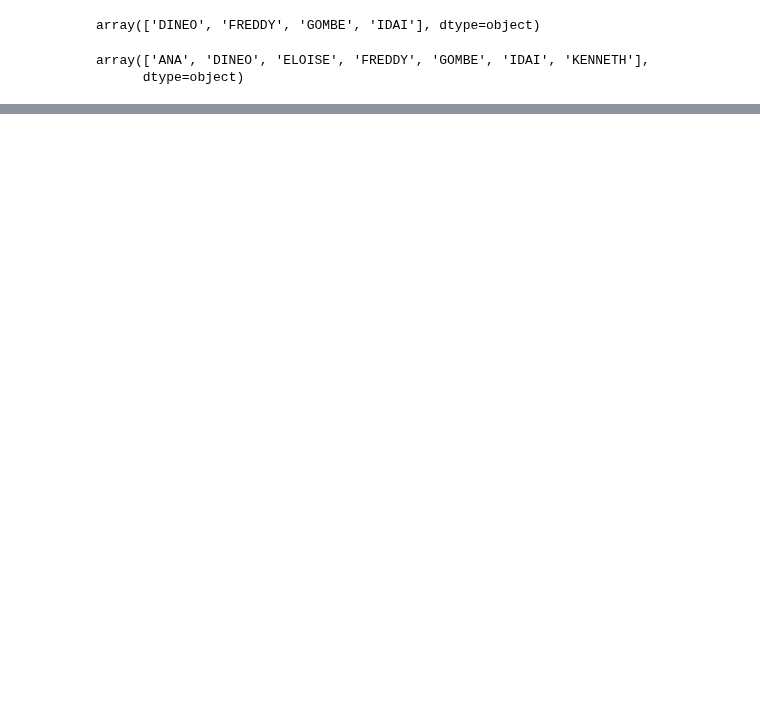
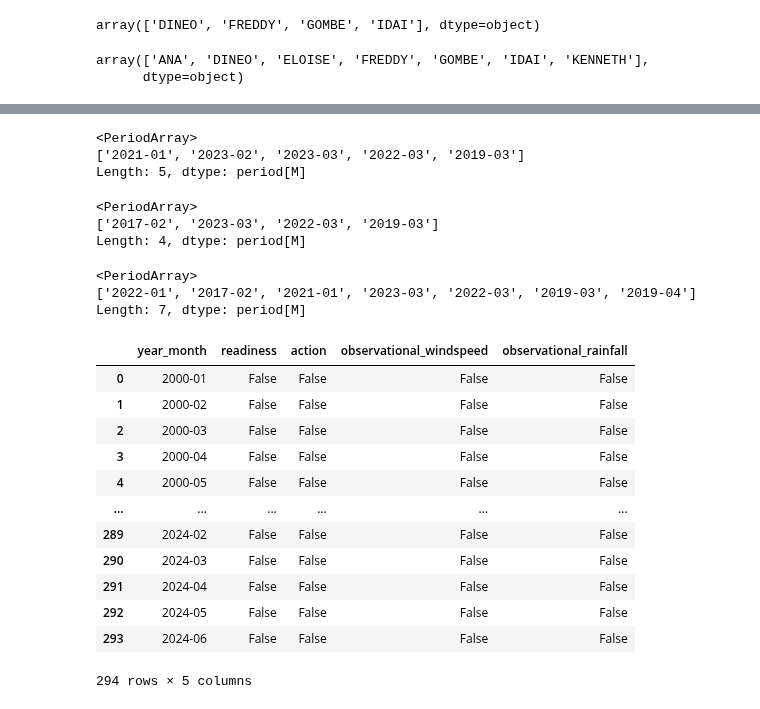
Before and after one commit to OCHA-DAP/ds-aa-moz-cyclones, a Jupyter notebook: analysis/04.1_historical_validation.ipynb, the cells around one changed output, grey strips where cells are left out. Cells and saved outputs as stored; diff of their text form; code cells hidden in the pictures; blank space fills up the shorter version.

```diff
--- a/analysis/04.1_historical_validation.ipynb
+++ b/analysis/04.1_historical_validation.ipynb
@@ -563,0 +620,78 @@ styled_df
+# %%
+# action
+action_trigger_years = (
+    mf_lr_on_land_adm2_df[
+        ((mf_lr_on_land_adm2_df["lt_hour"] >= 6))
+        & (mf_lr_on_land_adm2_df["lt_hour"] <= 72)
+        & (
+            (mf_lr_on_land_adm2_df["max_wind_kt"] >= 48)
+            & (mf_lr_on_land_adm2_df["ADM2_PT"].isin(ADM2_48))
+            | (mf_lr_on_land_adm2_df["max_wind_kt"] >= 64)
+            & (mf_lr_on_land_adm2_df["ADM2_PT"].isin(ADM2_64))
+        )
+    ]["valid_time"]
+    .dt.tz_localize(None)  # Remove timezone information
+    .dt.to_period("M")
+    .unique()
+)
+action_trigger_years
+# %% [output]
+<PeriodArray>
+['2021-01', '2023-02', '2023-03', '2022-03', '2019-03']
+Length: 5, dtype: period[M]
+# %%
+# observational
+obs_ws_trigger_years = (
+    mf_lr_on_land_adm1[
+        ((mf_lr_on_land_adm1["lt_hour"] == 0))
+        & (mf_lr_on_land_adm1["max_wind_kt"] >= (48))
+    ]["valid_time"]
+    .dt.tz_localize(None)  # Remove timezone information
+    .dt.to_period("M")
+    .unique()
+)
+obs_ws_trigger_years
+# %% [output]
+<PeriodArray>
+['2017-02', '2023-03', '2022-03', '2019-03']
+Length: 4, dtype: period[M]
+# %%
+obs_rain_trigger_years = imerg_sum_df[imerg_sum_df["median_precip"] >= 55][
+    "year_month"
+].unique()
+obs_rain_trigger_years
+# %% [output]
+<PeriodArray>
+['2022-01', '2017-02', '2021-01', '2023-03', '2022-03', '2019-03', '2019-04']
+Length: 7, dtype: period[M]
+# %%
+historical_activations = pd.DataFrame(
+    {"year_month": pd.period_range(start="2000-01", end="2024-06", freq="M")}
+)
+historical_activations["readiness"] = historical_activations[
+    "year_month"
+].isin(readiness_trigger_years)
+historical_activations["action"] = historical_activations["year_month"].isin(
+    action_trigger_years
+)
+historical_activations["observational_windspeed"] = historical_activations[
+    "year_month"
+].isin(obs_ws_trigger_years)
+historical_activations["observational_rainfall"] = historical_activations[
+    "year_month"
+].isin(obs_rain_trigger_years)
+historical_activations
+# %% [output]
+|  | year_month | readiness | action | observational_windspeed | observational_rainfall |
+| 0 | 2000-01 | False | False | False | False |
+| 1 | 2000-02 | False | False | False | False |
+| 2 | 2000-03 | False | False | False | False |
+| 3 | 2000-04 | False | False | False | False |
+| 4 | 2000-05 | False | False | False | False |
+| ... | ... | ... | ... | ... | ... |
+| 289 | 2024-02 | False | False | False | False |
+| 290 | 2024-03 | False | False | False | False |
+| 291 | 2024-04 | False | False | False | False |
+| 292 | 2024-05 | False | False | False | False |
+| 293 | 2024-06 | False | False | False | False |
+294 rows × 5 columns
```
Also changed, not shown: parts of 7 cells of this notebook, 1 other file.
